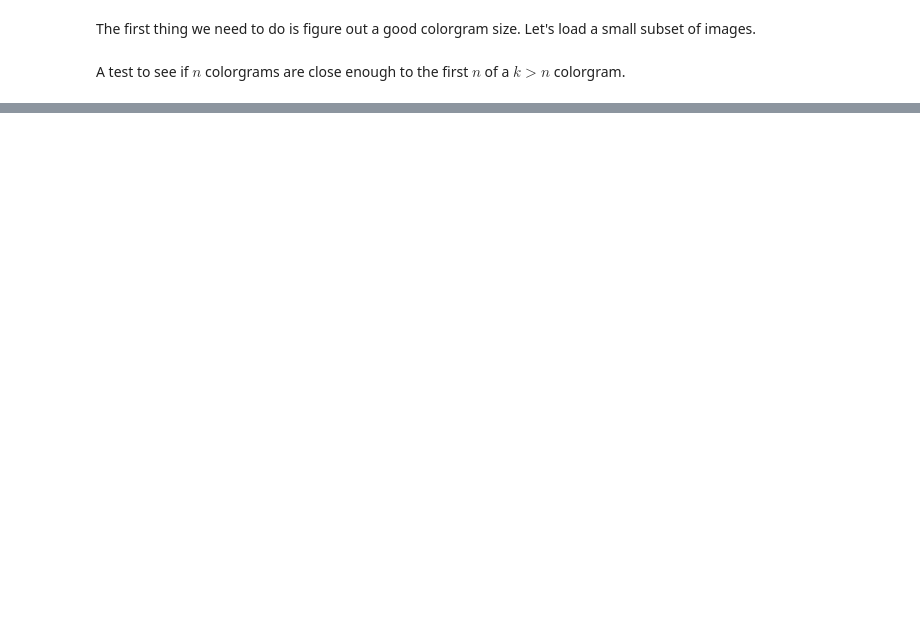
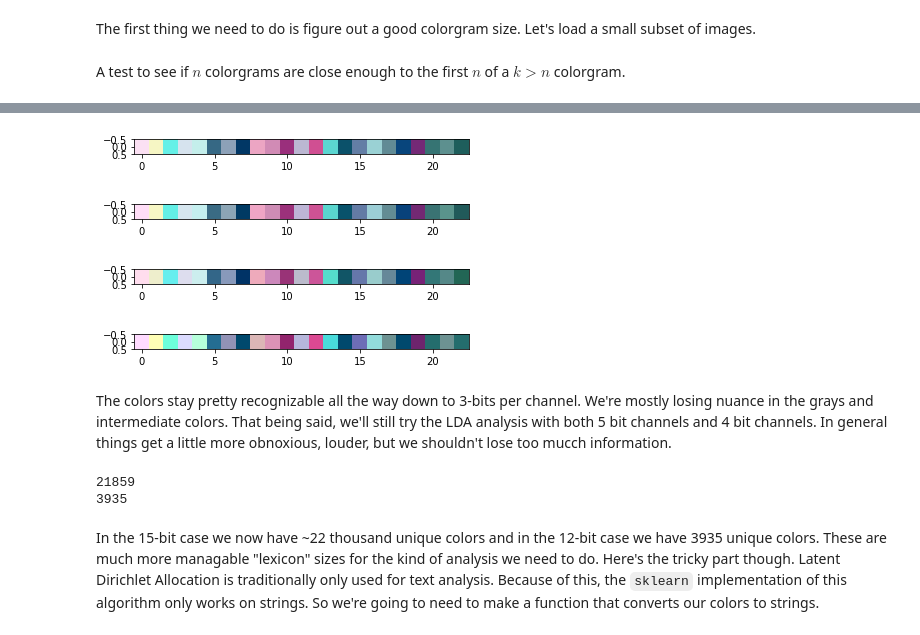
Before and after one commit to SoyBison/bandcamp-album-analysis, a Jupyter notebook: Prelims.ipynb, the cells around one changed output, grey strips where cells are left out. Drawn from its saved outputs; the diff is of its cells as text; code cells hidden in the pictures; blank space fills up the shorter version.

```diff
--- a/Prelims.ipynb
+++ b/Prelims.ipynb
@@ -84,0 +129,32 @@ array([[  0,   0,   0],
+# %%
+def rgb_color_converter(col, i=8, o=5):
+
+    in_vals = 2 ** i - 1
+    out_vals = 2 ** o - 1
+    factor = out_vals / in_vals
+
+    compressed = np.multiply(col, factor)
+    compressed = np.round(compressed)
+    converted = np.divide(compressed, factor)
+    converted = np.round(converted)
+    converted = np.int0(converted)
+
+    return converted
+# %%
+testcolor = df.colorgram[3]
+plt.figure()
+plt.imshow([testcolor])
+plt.figure()
+plt.imshow([rgb_color_converter(testcolor, o=5)])
+plt.show()
+plt.imshow([rgb_color_converter(testcolor, o=4)])
+plt.show()
+plt.imshow([rgb_color_converter(testcolor, o=3)])
+plt.show()
+# %% [output]
+[figure, added]
+[figure, added]
+[figure, added]
+[figure, added]
+# %% [markdown]
+The colors stay pretty recognizable all the way down to 3-bits per channel. We're mostly losing nuance in the grays and intermediate colors. That being said, we'll still try the LDA analysis with both 5 bit channels and 4 bit channels. In general things get a little more obnoxious, louder, but we shouldn't lose too mucch information.
@@ -84,0 +164,12 @@ array([[  0,   0,   0],
+# %%
+all_colors = df['colorgram15'].values
+all_colors = [col for cg in all_colors for col in cg]
+print(len(np.unique(all_colors, axis=0)))
+all_colors = df['colorgram12'].values
+all_colors = [col for cg in all_colors for col in cg]
+print(len(np.unique(all_colors, axis=0)))
+# %% [output]
+21859
+3935
+# %% [markdown]
+In the 15-bit case we now have ~22 thousand unique colors and in the 12-bit case we have 3935 unique colors. These are much more managable "lexicon" sizes for the kind of analysis we need to do. Here's the tricky part though. Latent Dirichlet Allocation is traditionally only used for text analysis. Because of this, the `sklearn` implementation of this algorithm only works on strings. So we're going to need to make a function that converts our colors to strings.
```
Also changed, not shown: parts of 11 cells of this notebook.
